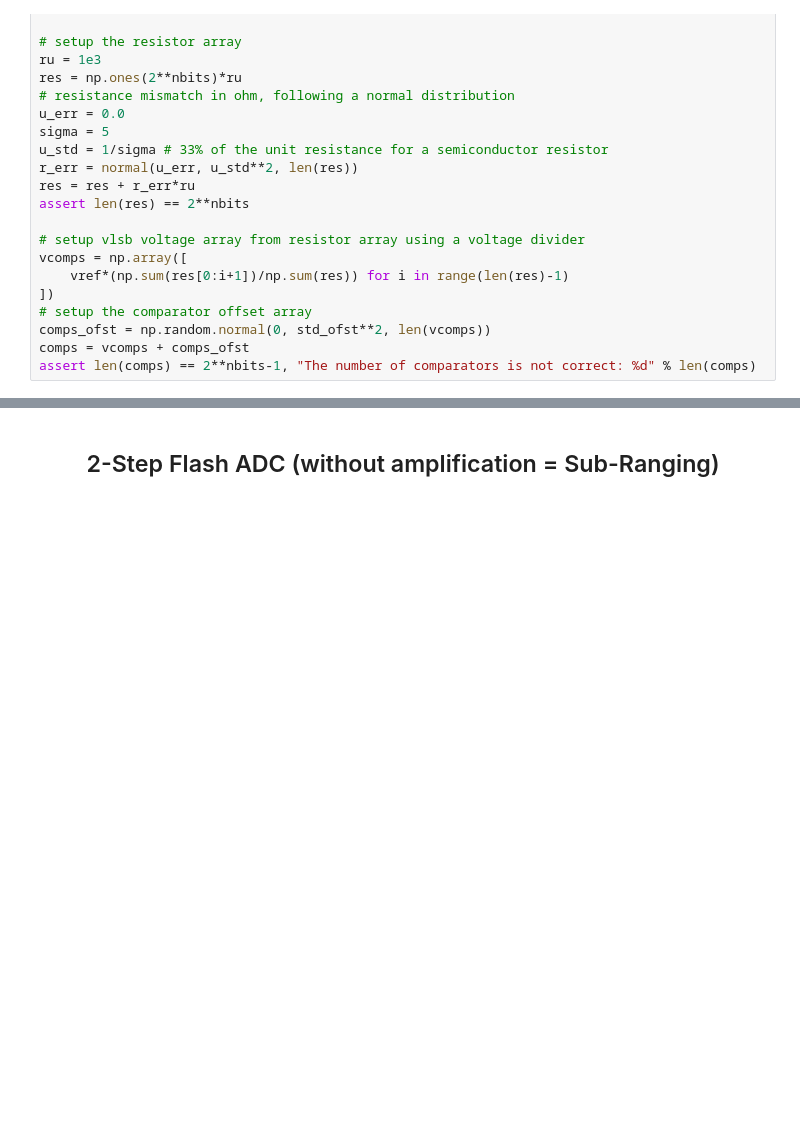
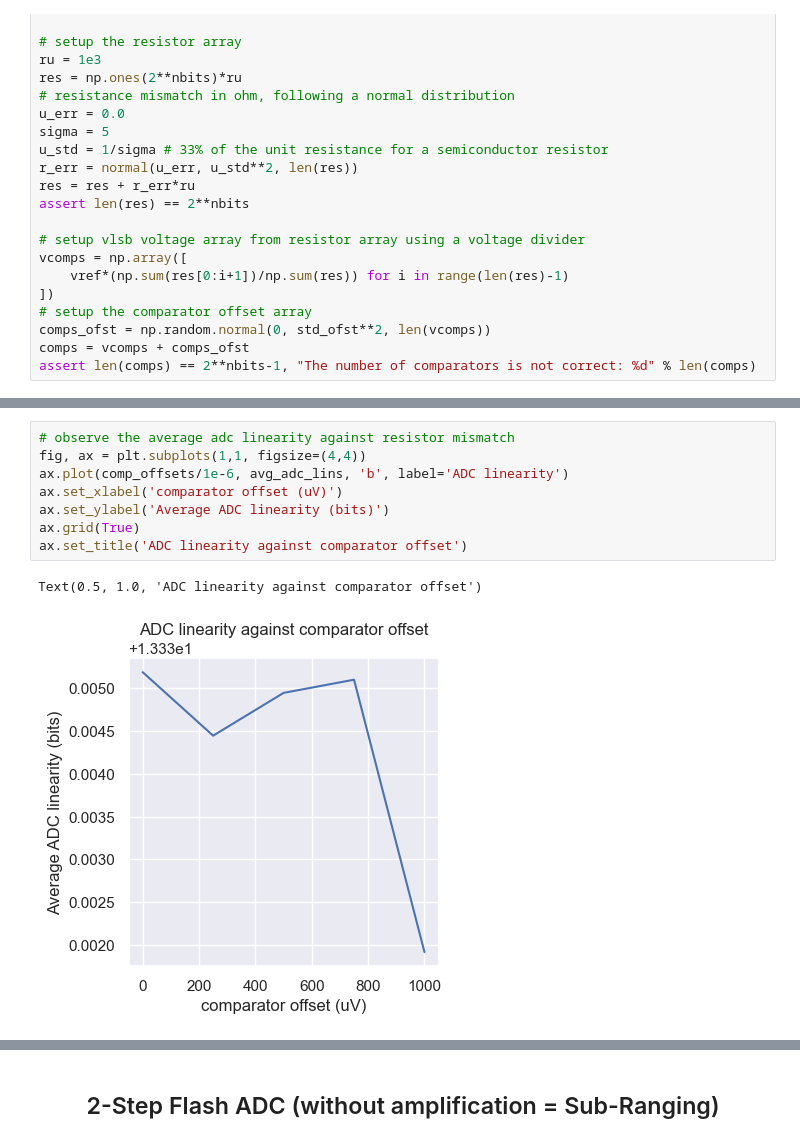
Before and after one commit to das-dias/signal-converters-notebooks, a Jupyter notebook: practical_classes/practical_class_9.ipynb, the cells around one changed output, grey strips where cells are left out. Saved outputs shown, nothing was run; the diff lists cells and outputs as text; blank space fills up the shorter version.

```diff
--- a/practical_classes/practical_class_9.ipynb
+++ b/practical_classes/practical_class_9.ipynb
@@ -216,3 +376,14 @@ ax[1].grid(True)
+# %%
+# observe the average adc linearity against resistor mismatch
+fig, ax = plt.subplots(1,1, figsize=(4,4))
+ax.plot(comp_offsets/1e-6, avg_adc_lins, 'b', label='ADC linearity')
+ax.set_xlabel('comparator offset (uV)')
+ax.set_ylabel('Average ADC linearity (bits)')
+ax.grid(True)
+ax.set_title('ADC linearity against comparator offset')
+# %% [output]
+Text(0.5, 1.0, 'ADC linearity against comparator offset')
+[figure, added]
 # %% [markdown]
 <h2 align="left"> Single Comparator Flash ADC </h2>
 
```
Also changed, not shown: parts of 12 cells of this notebook.
